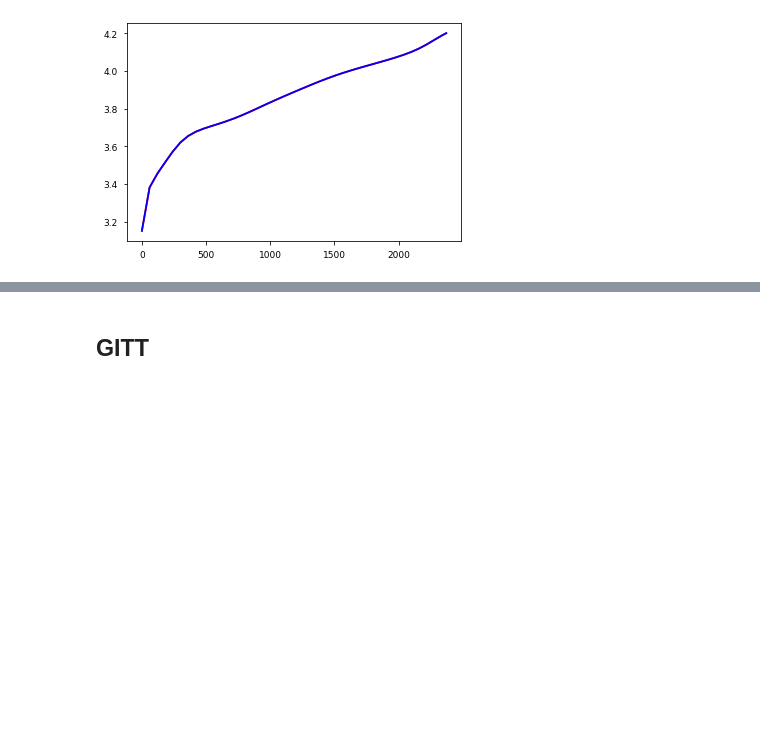
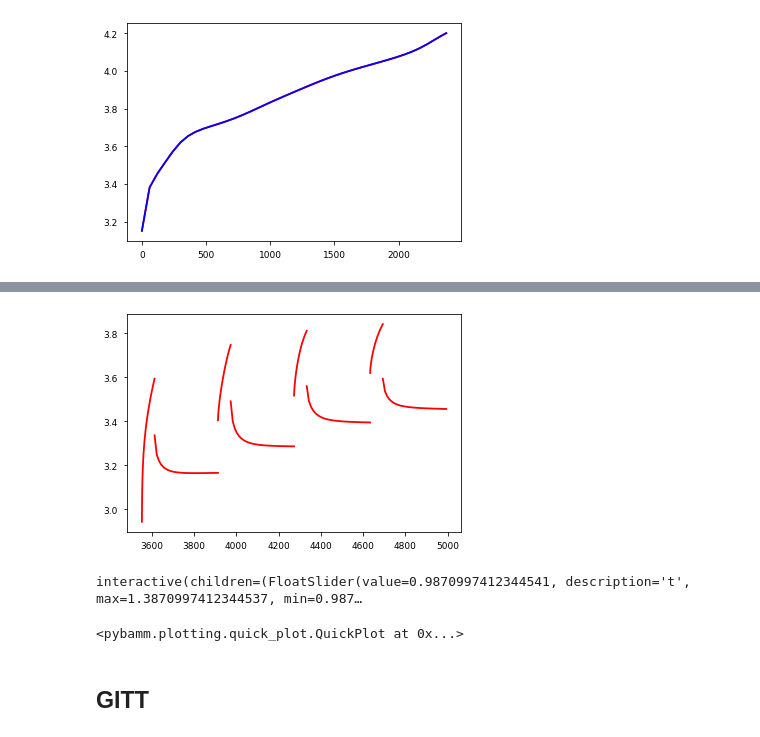
Before and after one commit to pybamm-team/workshop-notebooks, a Jupyter notebook: 2021-09-workshop/Session 4/basic-experiment.ipynb, the cells around one changed output, grey strips where cells are left out. Saved outputs shown, nothing was run; the diff lists cells and outputs as text; code cells hidden in the pictures; blank space fills up the shorter version.

Commit message:
add pulse and constant power

```diff
--- a/2021-09-workshop/Session 4/basic-experiment.ipynb
+++ b/2021-09-workshop/Session 4/basic-experiment.ipynb
@@ -66,0 +96,12 @@ for cycle in sol.cycles:
+# %%
+cycle = ["Discharge at 5A until 2.5V"] + [
+    "Charge at 2C for 1 minute (1 second period)",
+    "Rest for 5 minutes (10 second period)"] * 4 + [
+    "Charge at 15W until 4.2V",
+    "Hold at 4.2V until 0.01A"]
+experiment = pybamm.Experiment([
+    tuple(cycle)
+])
+sim = pybamm.Simulation(model, experiment=experiment, parameter_values=parameter_values)
+sim.solve()
+sim.plot(["Current [A]", "Terminal power [W]", "Terminal voltage [V]"])
@@ -67,3 +124,19 @@ for cycle in sol.cycles:
+# %%
+sol = sim.solution
+for i in range(1,9):
+    step = sol.cycles[0].steps[i]
+    plt.plot(step["Time [s]"].data, step["Terminal voltage [V]"].data, "r-")
+# %% [output]
+[figure, added]
+# %%
+sol = sim.solution
+pulses = sol.cycles[0].steps[1]
+for i in range(2,9):
+    pulses += sol.cycles[0].steps[i]
+pulses.plot(["Terminal voltage [V]"])
+# %% [output]
+interactive(children=(FloatSlider(value=0.9870997412344541, description='t', max=1.3870997412344537, min=0.987…
+<pybamm.plotting.quick_plot.QuickPlot at 0x...>
 # %% [markdown]
 ## GITT
 # %%
```
Also changed, not shown: parts of 12 cells of this notebook.
